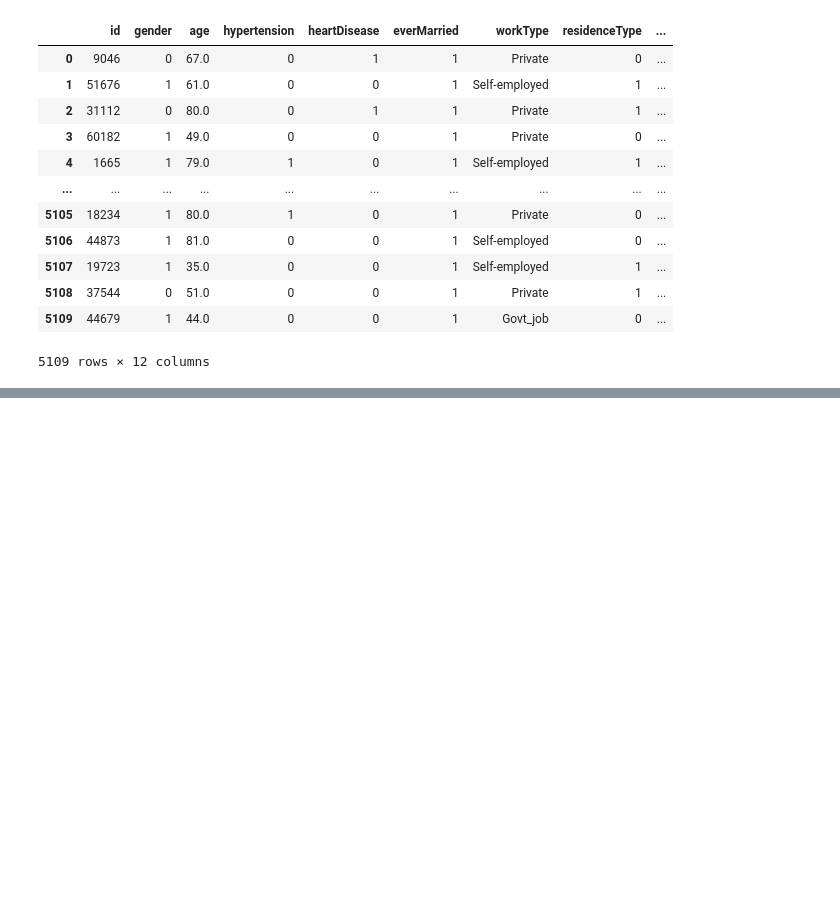
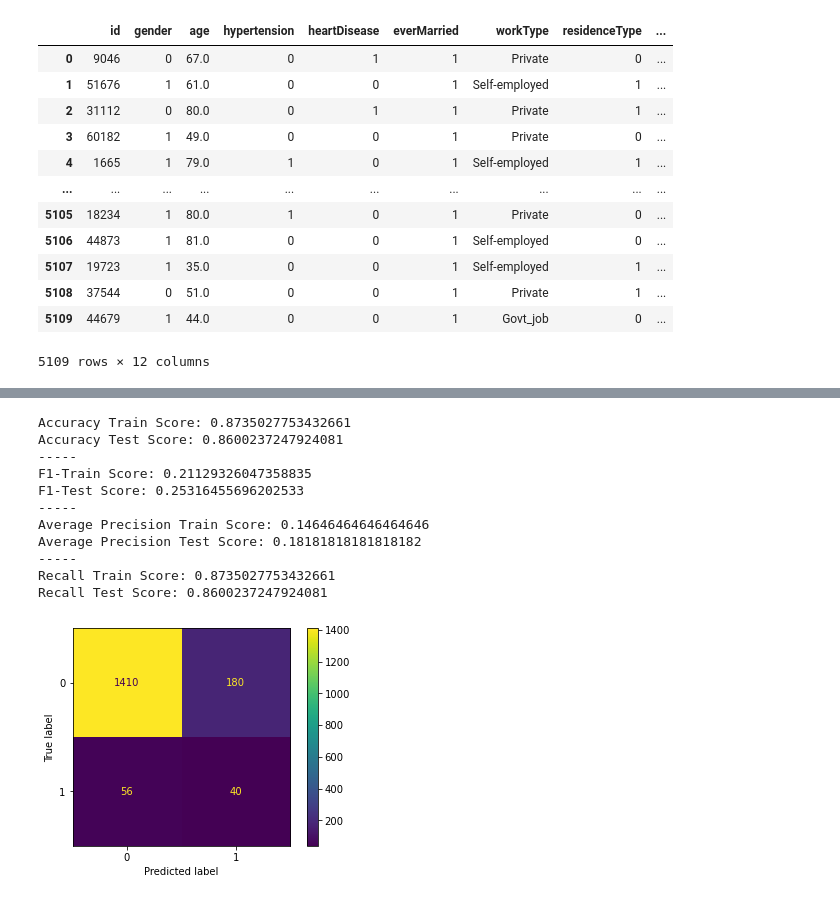
Before and after one commit to jpakele/strokePrediction, a Jupyter notebook: StrokePrediction.ipynb, the cells around one changed output, grey strips where cells are left out. Drawn from its saved outputs; the diff is of its cells as text; code cells hidden in the pictures; blank space fills up the shorter version.

```diff
--- a/StrokePrediction.ipynb
+++ b/StrokePrediction.ipynb
@@ -397,0 +363,33 @@ Please also refer to the documentation for alternative solver options:
+# %%
+gauNB = GaussianNB()
+gauNB.fit(xTrainScaled, yTrain)
+
+yPredTrain = gauNB.predict(xTrainScaled)
+yPredTest = gauNB.predict(xTestScaled)
+
+plot_confusion_matrix(gauNB, xTestScaled, yTest)
+
+print(f"Accuracy Train Score: {accuracy_score(yTrain, yPredTrain)}")
+print(f"Accuracy Test Score: {accuracy_score(yTest, yPredTest)}")
+print('-----')
+print(f"F1-Train Score: {f1_score(yTrain, yPredTrain)}")
+print(f"F1-Test Score: {f1_score(yTest, yPredTest)}")
+print('-----')
+print(f"Average Precision Train Score: {precision_score(yTrain, yPredTrain)}")
+print(f"Average Precision Test Score: {precision_score(yTest, yPredTest)}")
+print('-----')
+print(f"Recall Train Score: {recall_score(yTrain, yPredTrain, average='weighted')}")
+print(f"Recall Test Score: {recall_score(yTest, yPredTest, average='weighted')}")
+# %% [output]
+Accuracy Train Score: 0.8735027753432661
+Accuracy Test Score: 0.8600237247924081
+-----
+F1-Train Score: 0.21129326047358835
+F1-Test Score: 0.25316455696202533
+-----
+Average Precision Train Score: 0.14646464646464646
+Average Precision Test Score: 0.18181818181818182
+-----
+Recall Train Score: 0.8735027753432661
+Recall Test Score: 0.8600237247924081
+[figure, added]
```
Also changed, not shown: parts of 17 cells of this notebook, 1 other file.
